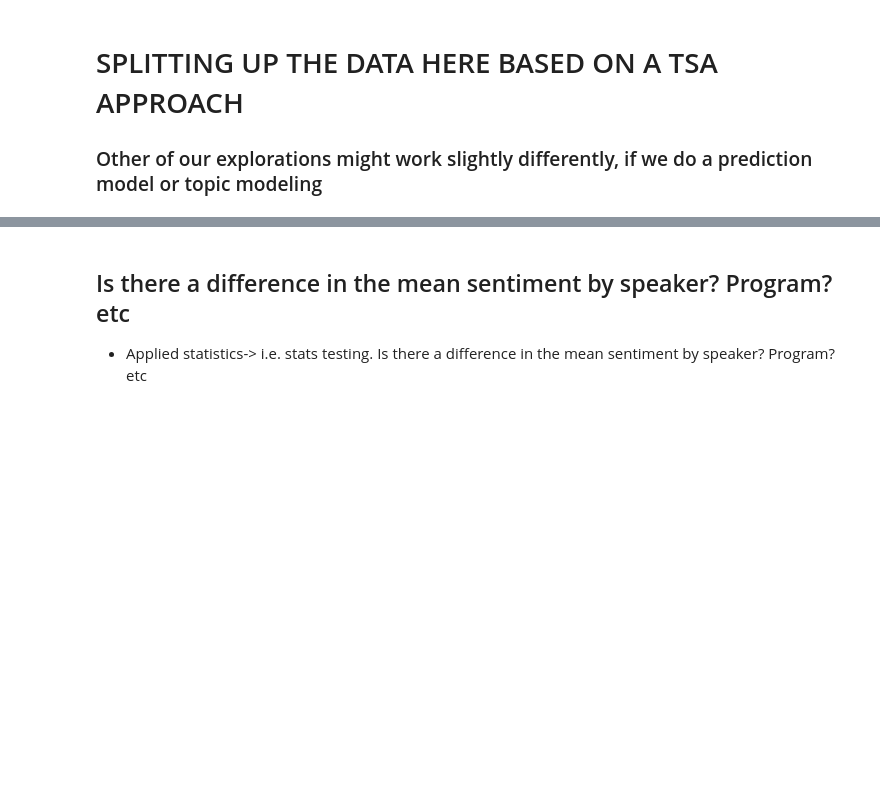
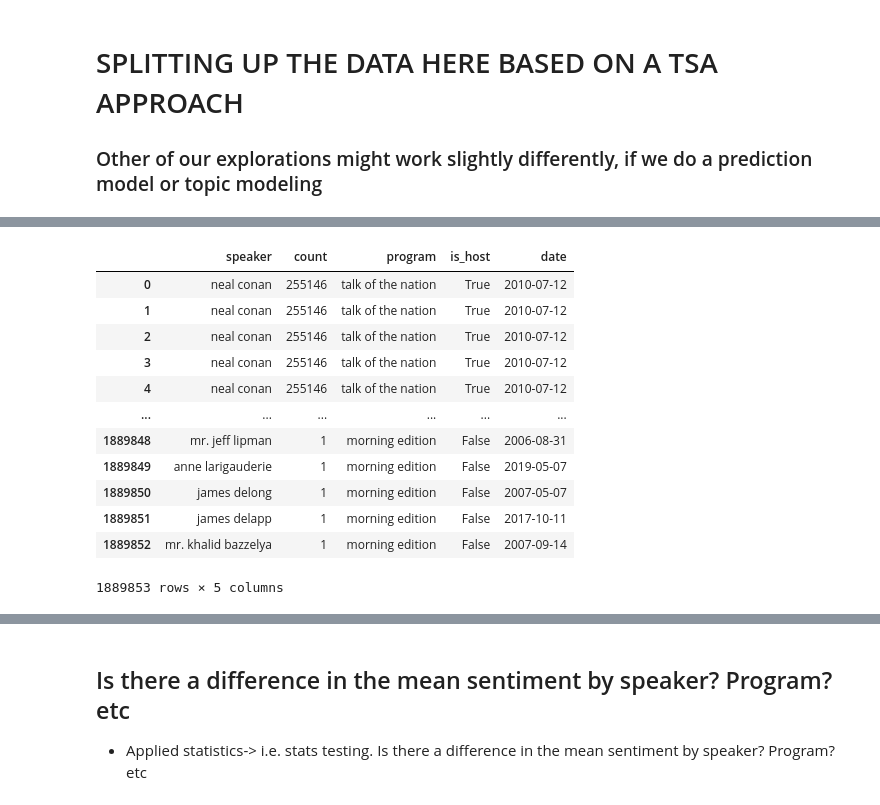
Before and after one commit to npr-nlp/npr-nlp-project, a Jupyter notebook: brian_explore_notebook.ipynb, the cells around one changed output, grey strips where cells are left out. Cells and saved outputs as stored; diff of their text form; code cells hidden in the pictures; blank space fills up the shorter version.

```diff
--- a/brian_explore_notebook.ipynb
+++ b/brian_explore_notebook.ipynb
@@ -187,0 +188,19 @@ Name: question_mark_count, Length: 138355, dtype: int64
+# %%
+questions = questions.merge(df, how='left', on='speaker').drop(columns=['story_id_num', 'utterance_order', 'utterance',
+       'title','clean', 'lemmatized', 'vader',
+       'utterance_word_count', 'question_mark_count'])
+questions
+# %% [output]
+|  | speaker | count | program | is_host | date |
+| 0 | neal conan | 255146 | talk of the nation | True | 2010-07-12 |
+| 1 | neal conan | 255146 | talk of the nation | True | 2010-07-12 |
+| 2 | neal conan | 255146 | talk of the nation | True | 2010-07-12 |
+| 3 | neal conan | 255146 | talk of the nation | True | 2010-07-12 |
+| 4 | neal conan | 255146 | talk of the nation | True | 2010-07-12 |
+| ... | ... | ... | ... | ... | ... |
+| 1889848 | mr. jeff lipman | 1 | morning edition | False | 2006-08-31 |
+| 1889849 | anne larigauderie | 1 | morning edition | False | 2019-05-07 |
+| 1889850 | james delong | 1 | morning edition | False | 2007-05-07 |
+| 1889851 | james delapp | 1 | morning edition | False | 2017-10-11 |
+| 1889852 | mr. khalid bazzelya | 1 | morning edition | False | 2007-09-14 |
+1889853 rows × 5 columns
```
Also changed, not shown: parts of 72 cells of this notebook.
